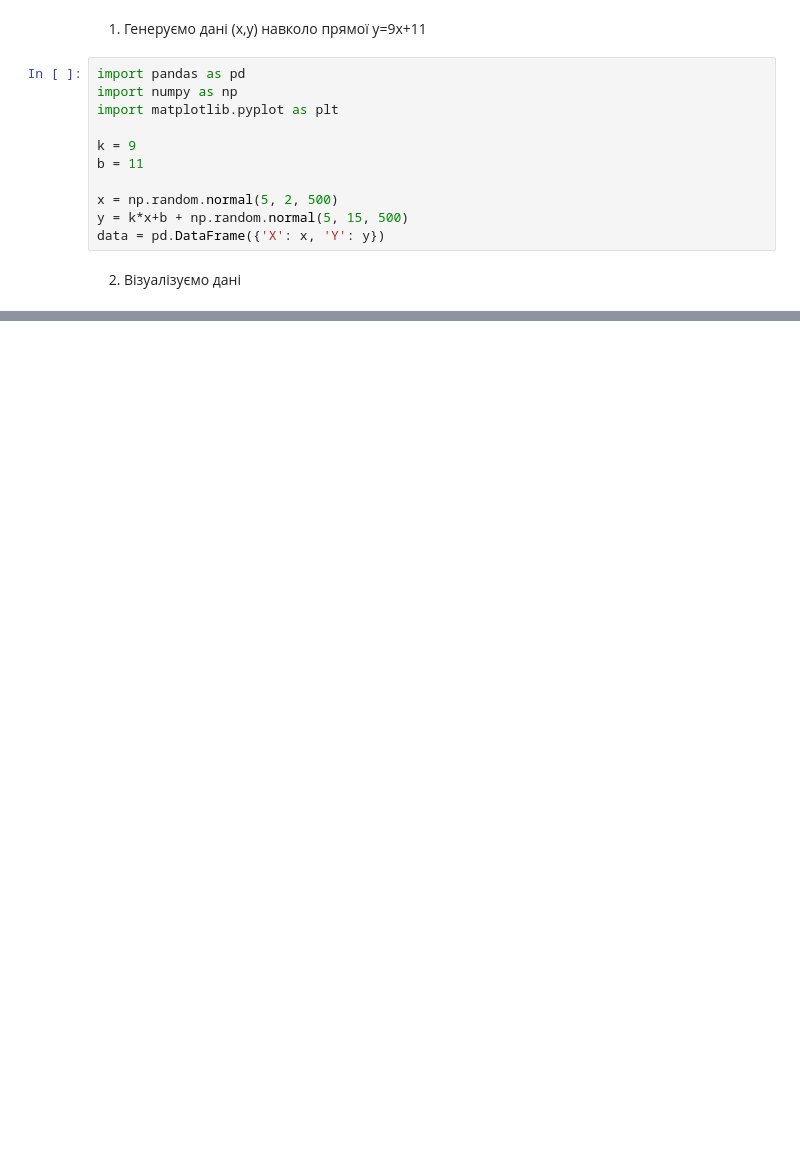
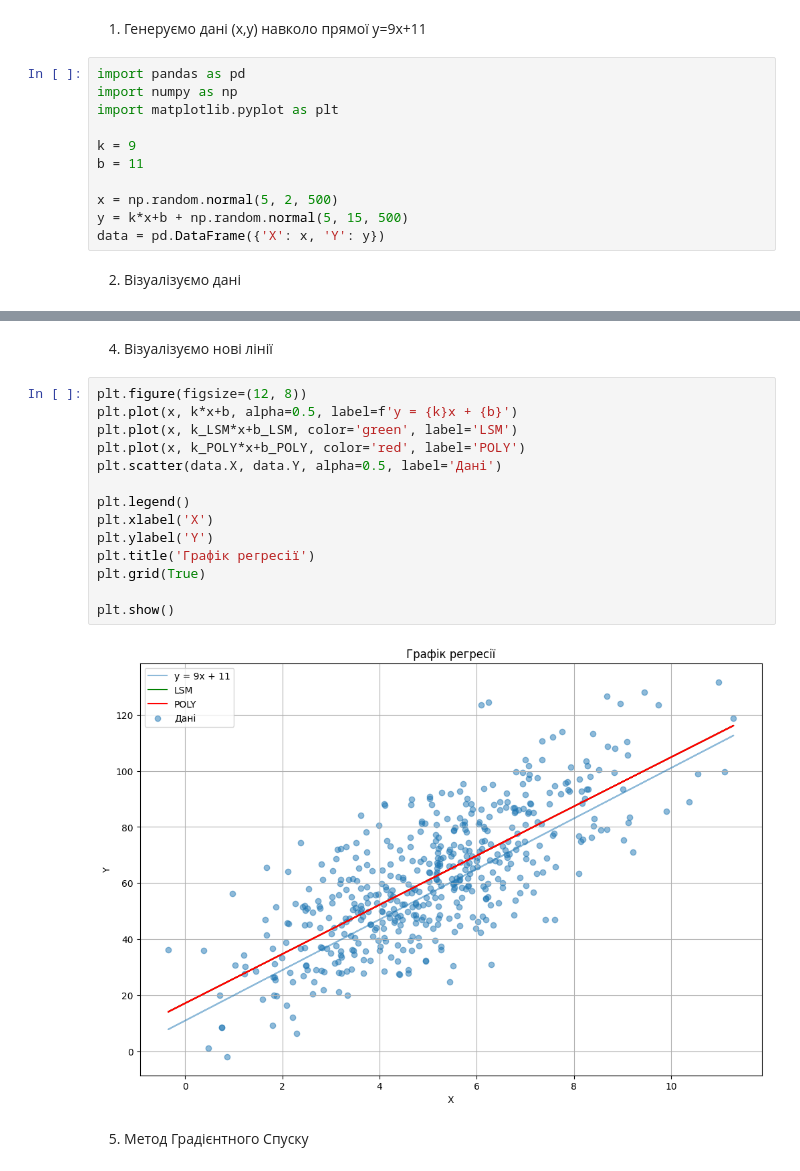
Before and after one commit to RoberOppenheimer/AD_lab2, a Jupyter notebook: Lab6.ipynb, the cells around one changed output, grey strips where cells are left out. Saved outputs shown, nothing was run; the diff lists cells and outputs as text; blank space fills up the shorter version.

```diff
--- a/Lab6.ipynb
+++ b/Lab6.ipynb
@@ -57,0 +64,20 @@ print(f"Оптимальна оцінка b (POLY): {b_POLY}")
+# %% [markdown]
+4. Візуалізуємо нові лінії
+# %%
+plt.figure(figsize=(12, 8))
+plt.plot(x, k*x+b, alpha=0.5, label=f'y = {k}x + {b}')
+plt.plot(x, k_LSM*x+b_LSM, color='green', label='LSM')
+plt.plot(x, k_POLY*x+b_POLY, color='red', label='POLY')
+plt.scatter(data.X, data.Y, alpha=0.5, label='Дані')
+
+plt.legend()
+plt.xlabel('X')
+plt.ylabel('Y')
+plt.title('Графік регресії')
+plt.grid(True)
+
+plt.show()
+# %% [output]
+[figure, added]
+# %% [markdown]
+5. Метод Градієнтного Спуску
```
Also changed, not shown: parts of 11 cells of this notebook.
